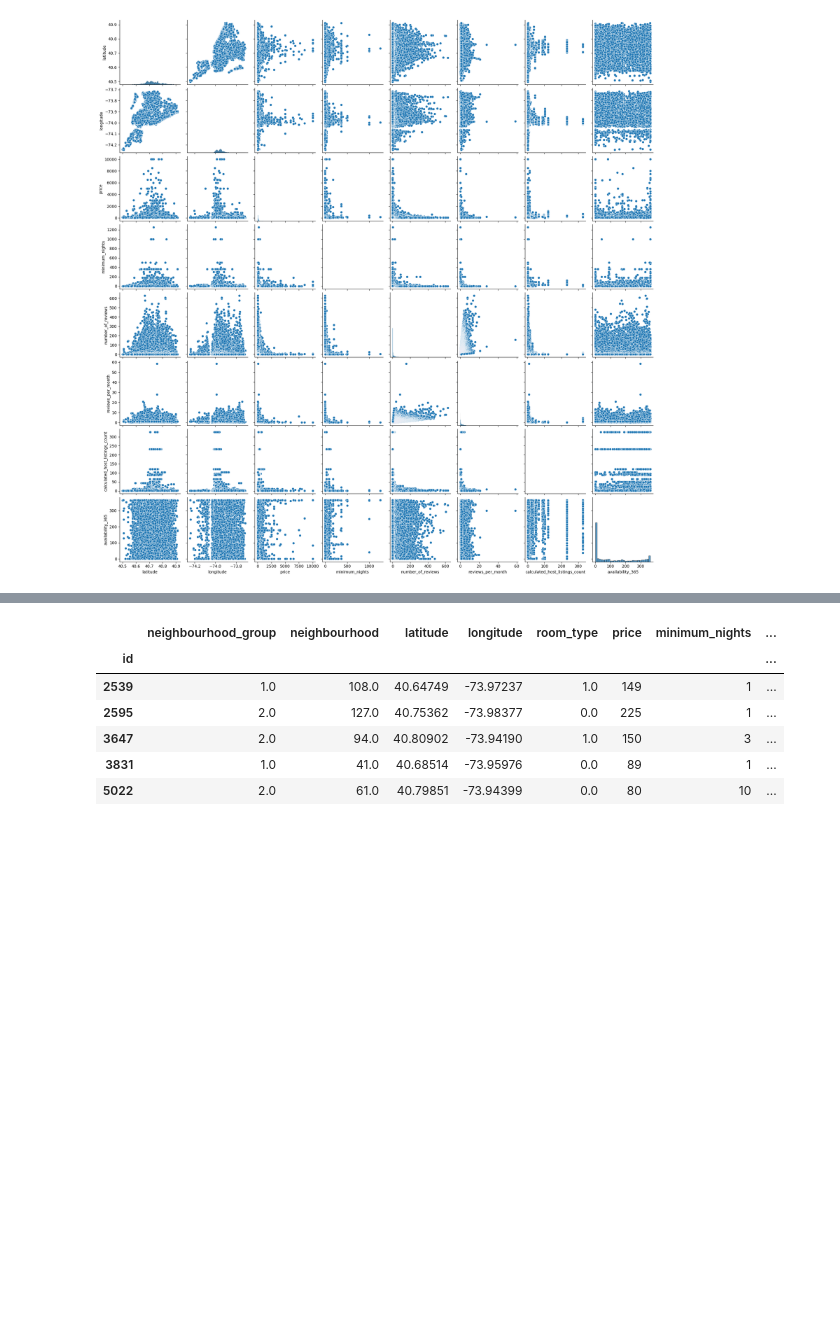
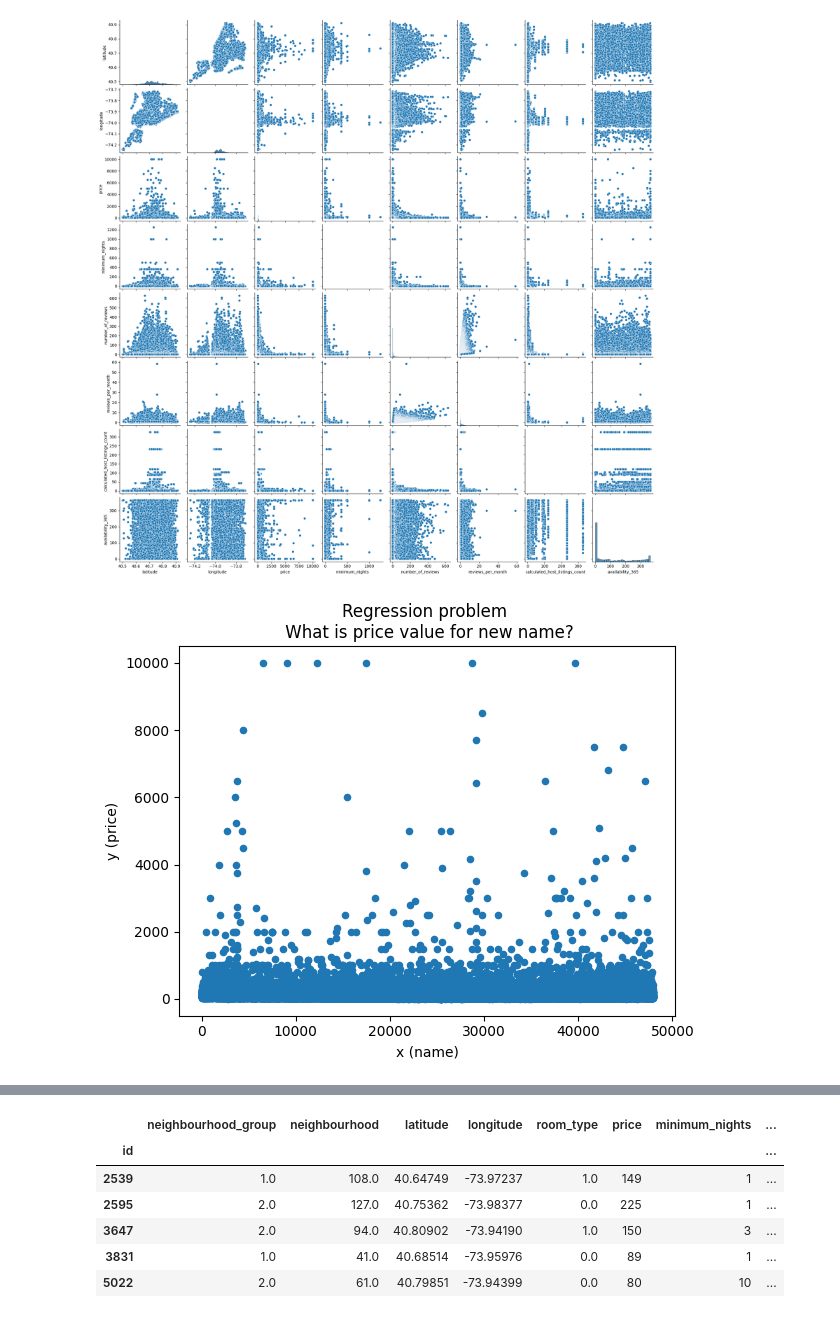
Before and after one commit to AlexComIzum/otus_ml, a Jupyter notebook: ml_basic/exercises/40_hw/ml_basic_hw_40.ipynb, the cells around one changed output, grey strips where cells are left out. Cells and saved outputs as stored; diff of their text form; code cells hidden in the pictures; blank space fills up the shorter version.

Commit message:
ML.Basic. change in home work 40

```diff
--- a/ml_basic/exercises/40_hw/ml_basic_hw_40.ipynb
+++ b/ml_basic/exercises/40_hw/ml_basic_hw_40.ipynb
@@ -67,3 +67,16 @@ df.describe()
 sns.pairplot(df);
 # %% [output]
 [figure]
+# %%
+df_new = pd.read_csv('d:\\Learning\\Otus\\ML_Basic\\exercises\\40_hw\\AB_NYC_2019.csv', index_col = 0)
+
+df_corr2 = df_new.copy()
+enc = OrdinalEncoder()
+df_corr2[['name']] = enc.fit_transform(df_corr2[['name']])
+# %%
+df_corr2.plot.scatter('name', 'price')
+plt.title("Regression problem \n What is price value for name?")
+plt.xlabel("x (name)")
+plt.ylabel("y (price)");
+# %% [output]
+[figure, added]
```
Also changed, not shown: parts of 3 cells of this notebook.
